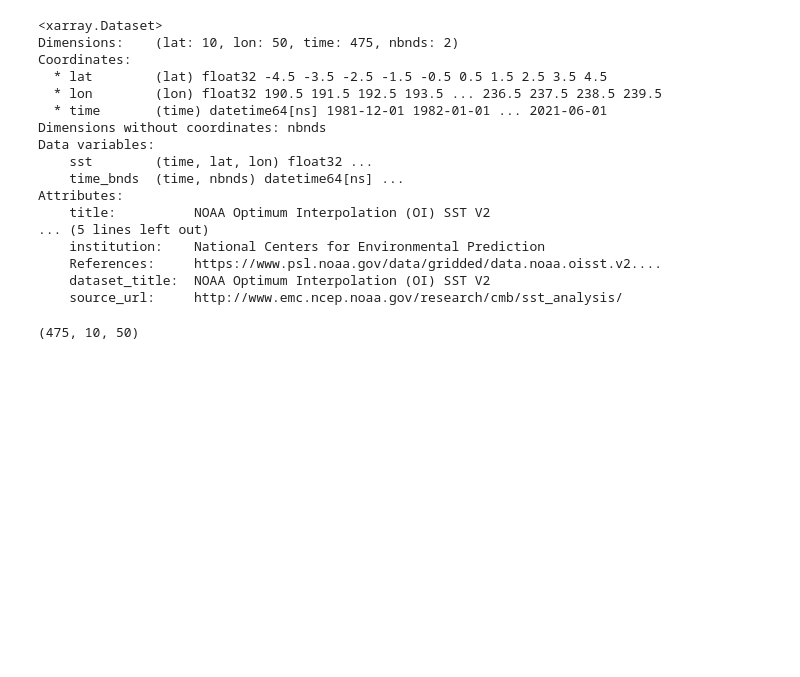
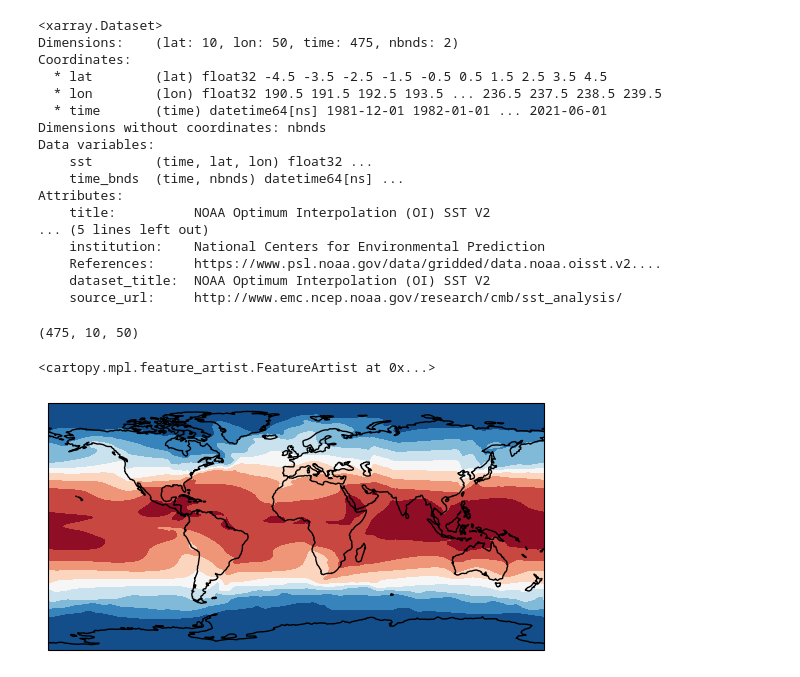
Before and after one commit to emmagurcan/ElNino, a Jupyter notebook: analysis.ipynb, the cells around one changed output. Cells and saved outputs as stored; diff of their text form; code cells hidden in the pictures; blank space fills up the shorter version.

```diff
--- a/analysis.ipynb
+++ b/analysis.ipynb
@@ -37,6 +46,16 @@ Attributes:
 np.shape(ds_nino34['sst'])
 # %% [output]
 (475, 10, 50)
+# %%
+plt.figure()
+ax = plt.axes(projection=ccrs.PlateCarree())
+
+ax.contourf(ds_nino['lon'],ds_nino['lat'],
+             np.mean(ds_nino['sst'], axis=0),cmap='RdBu_r')
+ax.coastlines()
+# %% [output]
+<cartopy.mpl.feature_artist.FeatureArtist at 0x...>
+[figure, added]
 # %%
 new_sst = np.zeros_like(ds_nino['sst'])
 new_sst[:, 85:95, 190:240] = ds_nino34['sst']
```
Also changed, not shown: parts of 5 cells of this notebook, 1 other file.
